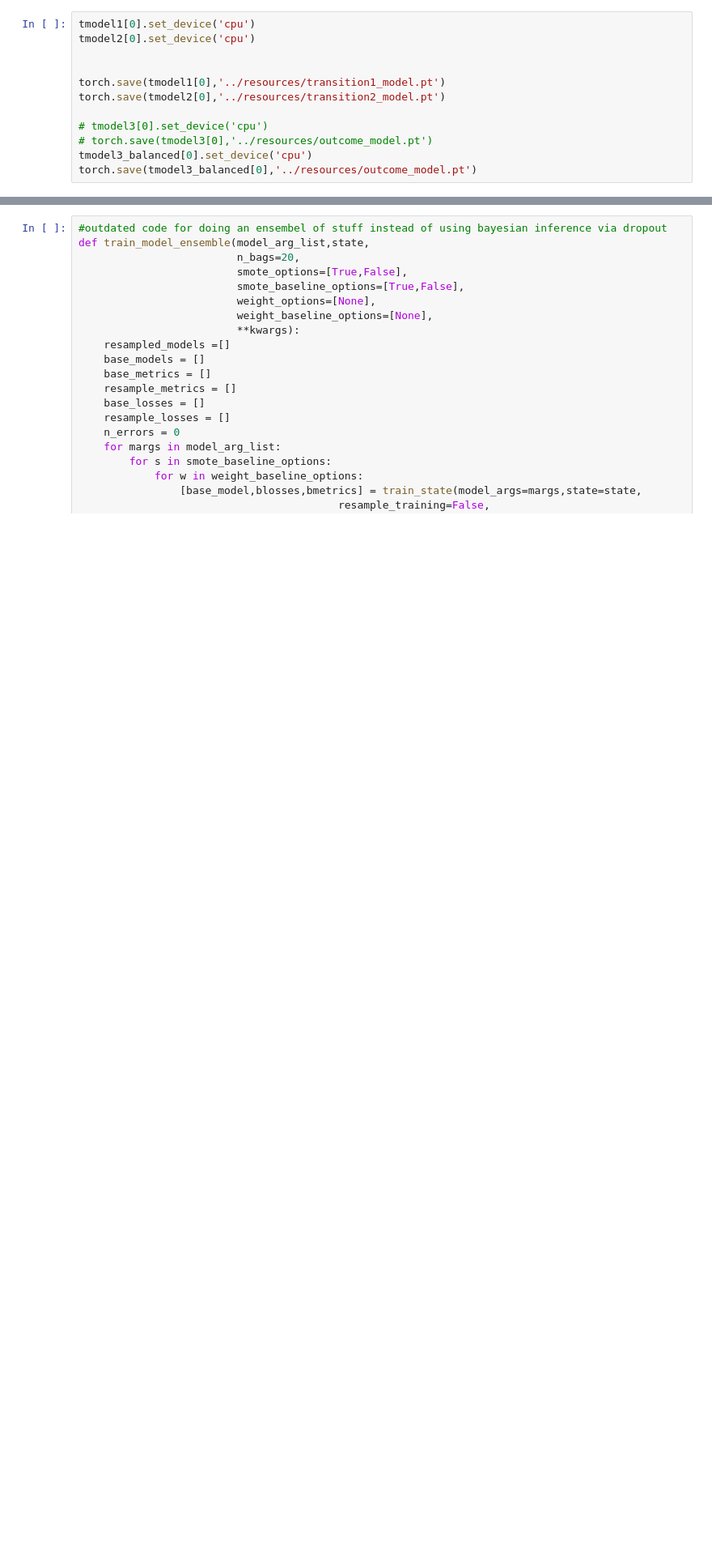
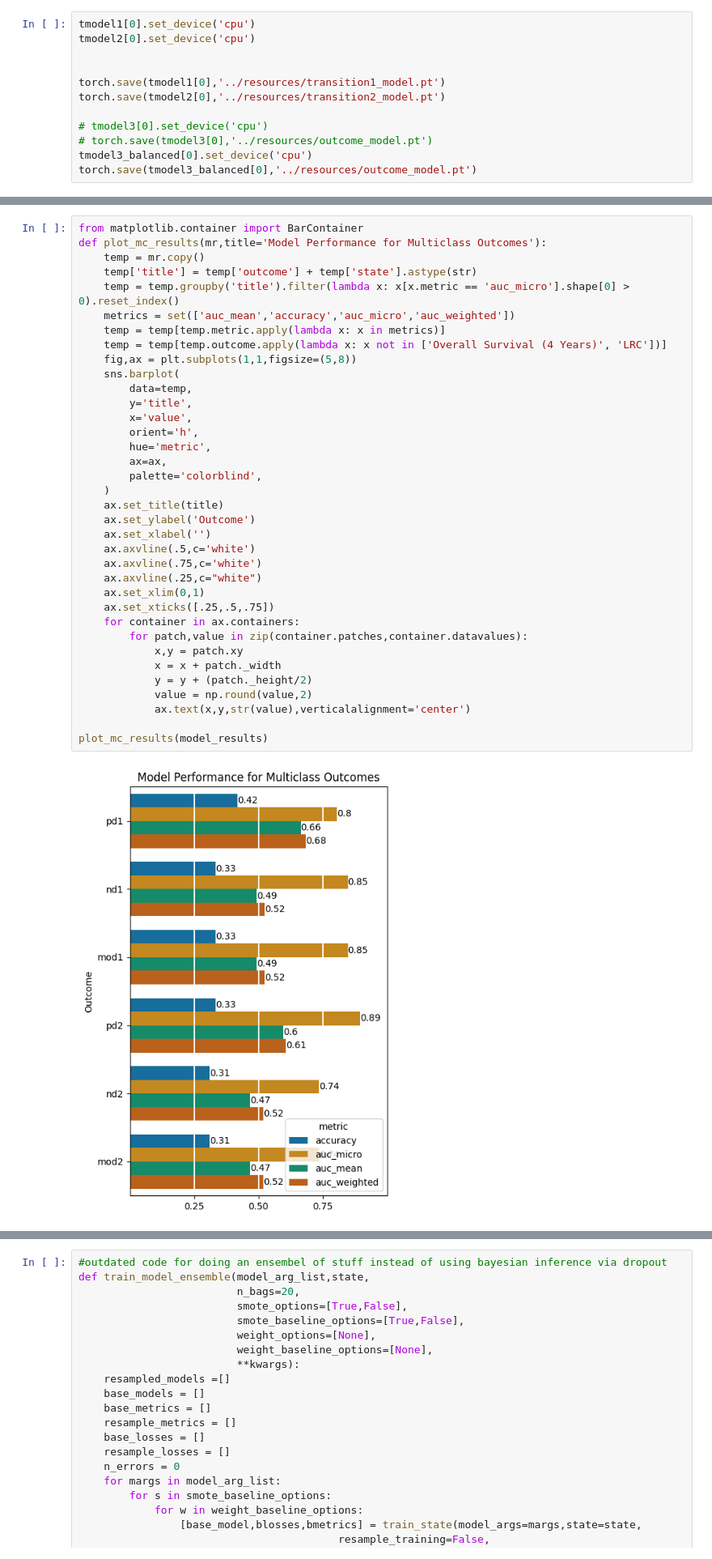
Before and after one commit to uic-evl/DigitalTwinVis, a Jupyter notebook: python/TransitionModels.ipynb, the cells around one changed output, grey strips where cells are left out. Shown at 81% size. Saved outputs shown, nothing was run; the diff lists cells and outputs as text; blank space fills up the shorter version.

```diff
--- a/python/TransitionModels.ipynb
+++ b/python/TransitionModels.ipynb
@@ -721,0 +746,38 @@ tensor([[1.6255e-43, 1.6956e-43, 5.6052e-44],
+# %%
+from matplotlib.container import BarContainer
+def plot_mc_results(mr,title='Model Performance for Multiclass Outcomes'):
+    temp = mr.copy()
+    temp['title'] = temp['outcome'] + temp['state'].astype(str)
+    temp = temp.groupby('title').filter(lambda x: x[x.metric == 'auc_micro'].shape[0] > 0).reset_index()
+    metrics = set(['auc_mean','accuracy','auc_micro','auc_weighted'])
+    temp = temp[temp.metric.apply(lambda x: x in metrics)]
+    temp = temp[temp.outcome.apply(lambda x: x not in ['Overall Survival (4 Years)', 'LRC'])]
+    fig,ax = plt.subplots(1,1,figsize=(5,8))
+    sns.barplot(
+        data=temp,
+        y='title',
+        x='value',
+        orient='h',
+        hue='metric',
+        ax=ax,
+        palette='colorblind',
+    )
+    ax.set_title(title)
+    ax.set_ylabel('Outcome')
+    ax.set_xlabel('')
+    ax.axvline(.5,c='white')
+    ax.axvline(.75,c='white')
+    ax.axvline(.25,c="white")
+    ax.set_xlim(0,1)
+    ax.set_xticks([.25,.5,.75])
+    for container in ax.containers:
+        for patch,value in zip(container.patches,container.datavalues):
+            x,y = patch.xy
+            x = x + patch._width
+            y = y + (patch._height/2)
+            value = np.round(value,2)
+            ax.text(x,y,str(value),verticalalignment='center')
+
+plot_mc_results(model_results)
+# %% [output]
+[figure, added]
```
Also changed, not shown: parts of 12 cells of this notebook, 3 other files.
